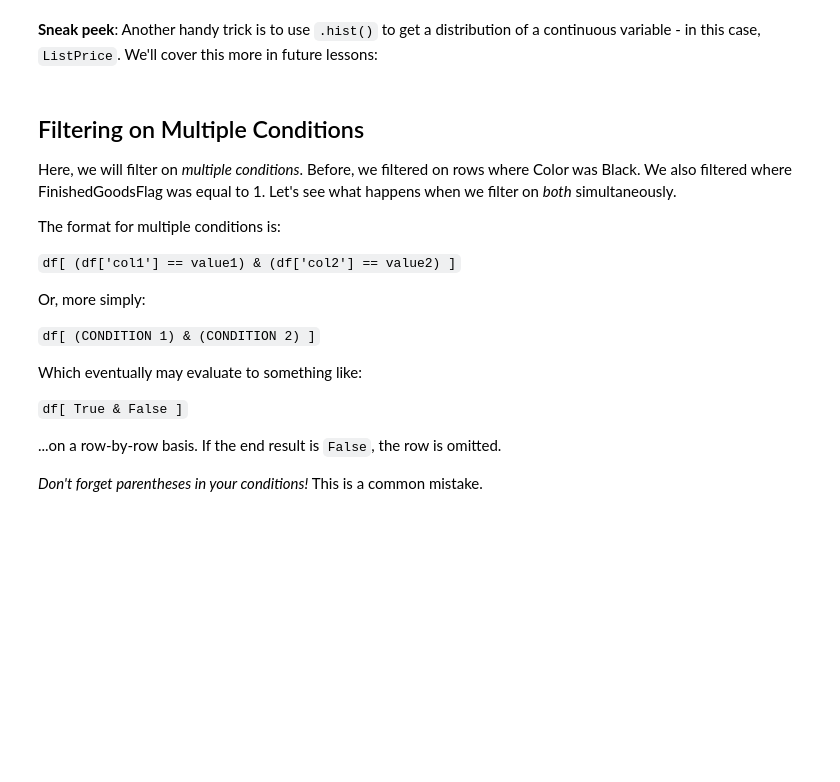
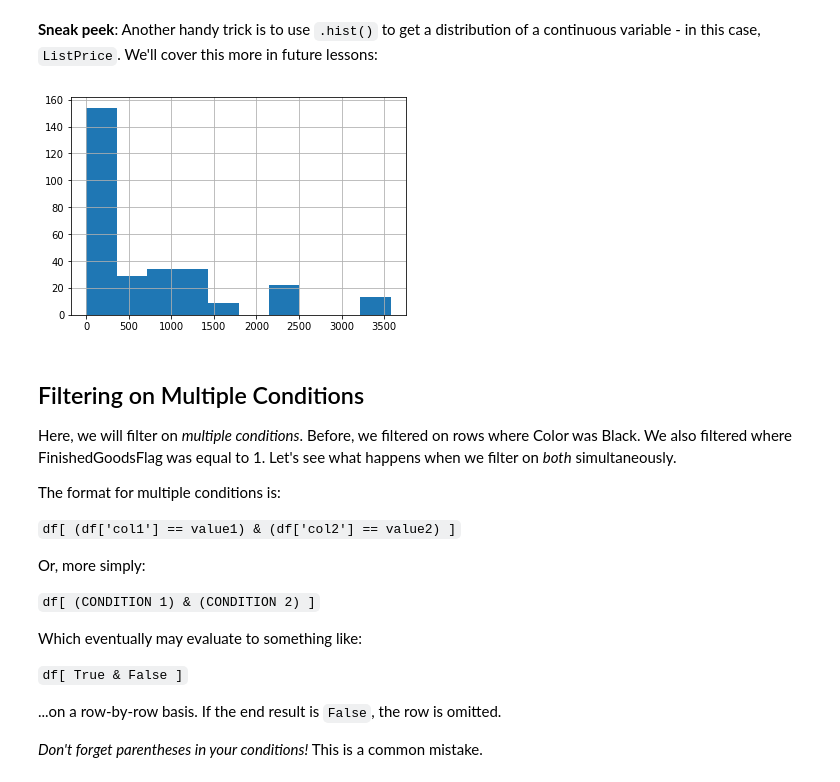
Before and after one commit to ersingt/coursework, a Jupyter notebook: 02-Week/01-pandas/01-pandas-intro-Adi-InClass.ipynb, the cells around one changed output. Saved outputs shown, nothing was run; the diff lists cells and outputs as text; code cells hidden in the pictures; blank space fills up the shorter version.

```diff
--- a/02-Week/01-pandas/01-pandas-intro-Adi-InClass.ipynb
+++ b/02-Week/01-pandas/01-pandas-intro-Adi-InClass.ipynb
@@ -475,5 +647,9 @@ We can take a shortcut and just use `.describe()` here:
 # %% [markdown]
 **Sneak peek**: Another handy trick is to use `.hist()` to get a distribution of a continuous variable - in this case, `ListPrice`. We'll cover this more in future lessons:
+# %%
+prod[prod["FinishedGoodsFlag"] == 1]['Price'].hist();
+# %% [output]
+[figure, added]
 # %% [markdown]
 ## Filtering on Multiple Conditions
 
```
Also changed, not shown: parts of 22 cells of this notebook.
